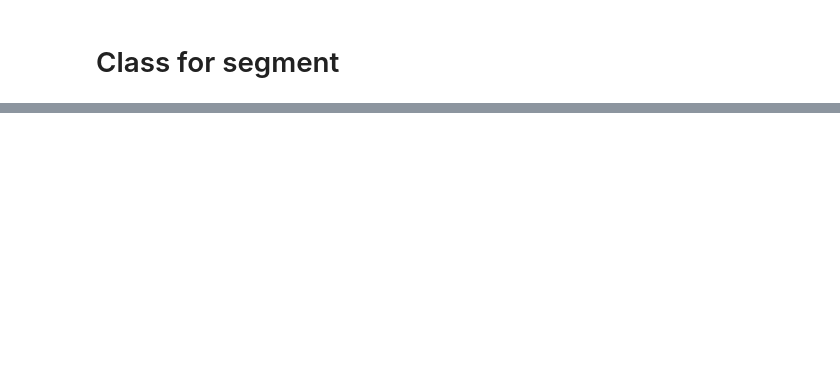
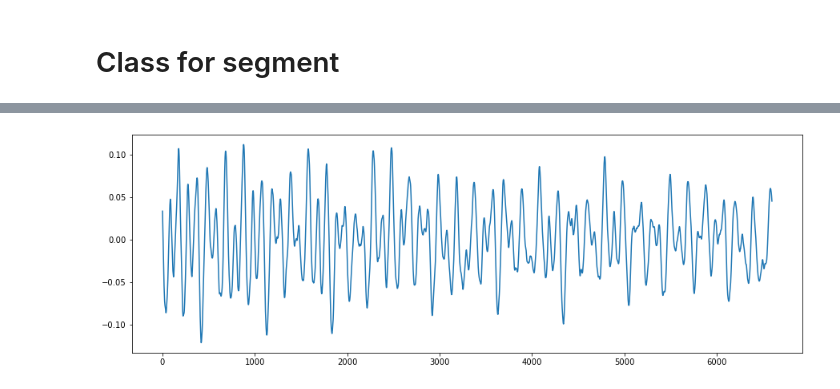
Before and after one commit to nickhedges/Thesis, a Jupyter notebook: stationarity/Sampling.ipynb, the cells around one changed output, grey strips where cells are left out. Saved outputs shown, nothing was run; the diff lists cells and outputs as text; code cells hidden in the pictures; blank space fills up the shorter version.

Commit message:
Implemented a fetcher / validator

```diff
--- a/stationarity/Sampling.ipynb
+++ b/stationarity/Sampling.ipynb
@@ -126,10 +149,13 @@ for i in range(len(filenames)):
 import random
 
 segments = {}
+count = 0
 
 folder = "../data/maestro/"
 for f in os.walk(folder):
     f_name = f[0]
+    if count == 2:
+        break
     if f_name is not folder:
         performances = list(filter(lambda name : name.endswith('midi'), f[2]))
         for performance in tqdm(performances):
@@ -146,6 +172,8 @@ for f in os.walk(folder):
             for segment in ss:
                 value = ":".join([file_info["filenumber"], str(segment)])
                 segments[key].append(value)
+
+    count += 1
 # %% [markdown]
 # Saving and retrieving segments
 # %%
@@ -177,7 +205,7 @@ class Sampler():
             segments_for_key_amount = len(segments_for_key)
 
             percentage = segments_for_key_amount / segment_amount
-            amount_to_take_for_key = round(percentage)
+            amount_to_take_for_key = int(floor(percentage))
 
             for i in range(amount_to_take_for_key):
                 self.take_sample(key)
@@ -227,0 +293,86 @@ seg = Segment(sampler.samples[1])
+# %%
+import cv2
+from pathlib import Path
+
+class Validator():
+    def __init__(self, segment, surrounding_length, gap_length):
+        self.segment = segment
+        self.surrounding_length = surrounding_length
+        self.gap_length = gap_length
+        self.smallest_length = min(surrounding_length, gap_length)
+
+        self.specs = []
+        self.frames()
+
+    def make_frame(self, start, part):
+        end = start + self.smallest_length
+        frame_data = self.segment[start:end,:]
+        frame = Spectrogram(frame_data, part)
+        self.specs.append(frame)
+        plot(frame_data[:,0])
+        show()
+        plot(frame_data[:,1])
+        show()
+
+    def split_equally(self, parts):
+        for i in range(parts):
+            frame_start = i * self.smallest_length
+            frame = self.make_frame(frame_start, i)
+
+    def frames(self):
+        if self.surrounding_length == self.gap_length:
+            total_parts = 3
+        elif self.surrounding_length < self.gap_length:
+            gap_parts = int(self.gap_length / self.surrounding_length)
+            total_parts = gap_parts + 2
+        elif self.gap_length < self.surrounding_length:
+            surrounding_parts = int(self.surrounding_length / self.gap_length)
+            total_parts = 2 * surrounding_parts + 1
+
+        self.split_equally(total_parts)
+
+    def save_to_video(self):
+        self.file_path = "parts/ex.mp4"
+        fourcc = cv2.VideoWriter_fourcc('m', 'p', '4', 'v')
+        writer = cv2.VideoWriter(self.file_path, fourcc, 30, (432, 288))
+        for spec in self.specs:
+            file = spec.save_file
+            frame = cv2.imread(file)
+            writer.write(frame)
+
+        writer.release()
+
+    def retrieve_metric_value(self, log_value):
+        assert log_value > 0
+        metric_value = "Not stationary"
+        if log_value <= 3:
+            metric_value = "Not very stationary"
+        if log_value <= 2.5:
+            metric_value = "Stationary"
+        if log_value <= 2:
+            metric_value = "Very stationary"
+        if log_value <= 1.5:
+            metric_value = "Extremely stationary"
+
+        return metric_value
+
+    def check_validity(self):
+        video_size = Path(self.file_path).stat().st_size
+        size_in_kb = video_size / 1000
+        frames = len(self.specs)
+        kb_per_frame = size_in_kb / frames
+        log_value = log(kb_per_frame)
+        print(kb_per_frame)
+        print(log_value)
+
+        return self.retrieve_metric_value(log_value)
+
+seg = Segment(sampler.samples[0])
+seg.show_segment()
+val = Validator(seg.data, MEDIUM, MEDIUM)
+val.save_to_video()
+validity = val.check_validity()
+print(validity)
+figsize(15,5)
+seg.show_segment()
+# %% [output]
@@ -227,0 +380 @@ seg = Segment(sampler.samples[1])
+[figure, added]
```
Also changed, not shown: parts of 6 cells of this notebook, 1 other file.
